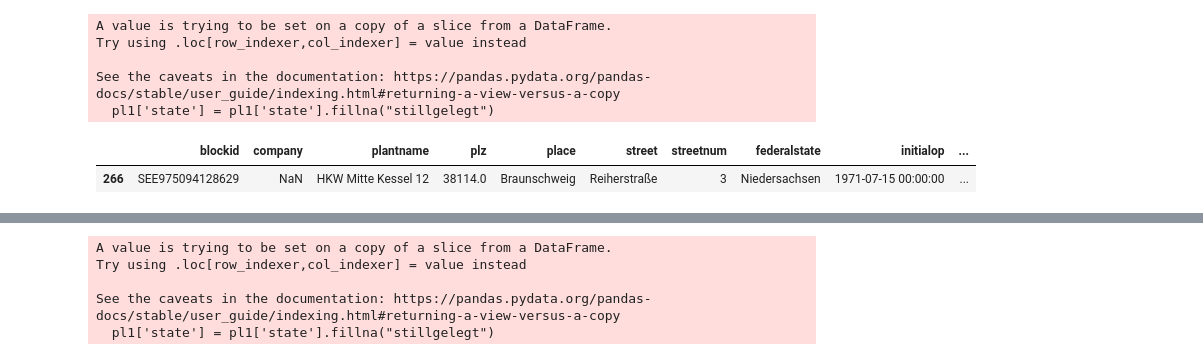
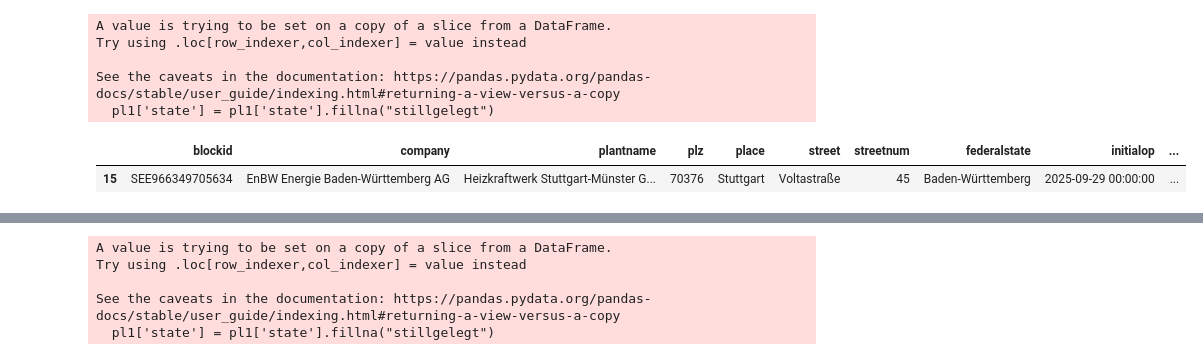
Before and after one commit to sidietz/plantwatch-data, a Jupyter notebook: basic/toblocks-v4.ipynb, the cells around one changed output, grey strips where cells are left out. Drawn from its saved outputs; the diff is of its cells as text; code cells hidden in the pictures.

```diff
--- a/basic/toblocks-v4.ipynb
+++ b/basic/toblocks-v4.ipynb
@@ -268,10 +254,10 @@ Try using .loc[row_indexer,col_indexer] = value instead
 See the caveats in the documentation: https://pandas.pydata.org/pandas-docs/stable/user_guide/indexing.html#returning-a-view-versus-a-copy
   pl1['state'] = pl1['state'].fillna("stillgelegt")
 # %%
-pl1.loc[pl1.blockid == "SEE975094128629"]
+pl1.loc[pl1.blockid == "SEE966349705634"]
 # %% [output]
 |  | blockid | company | plantname | plz | place | street | streetnum | federalstate | initialop | ... |
-| 266 | SEE975094128629 | NaN | HKW Mitte Kessel 12 | 38114.0 | Braunschweig | Reiherstraße | 3 | Niedersachsen | 1971-07-15 00:00:00 | ... |
+| 15 | SEE966349705634 | EnBW Energie Baden-Württemberg AG | Heizkraftwerk Stuttgart-Münster G... | 70376 | Stuttgart | Voltastraße | 45 | Baden-Württemberg | 2025-09-29 00:00:00 | ... |
 # %%
 #pl_debug2['initialop'] = pl_debug.initialop.dt.year
 # %%
```
Also changed, not shown: parts of 16 cells of this notebook, 4 other files.
